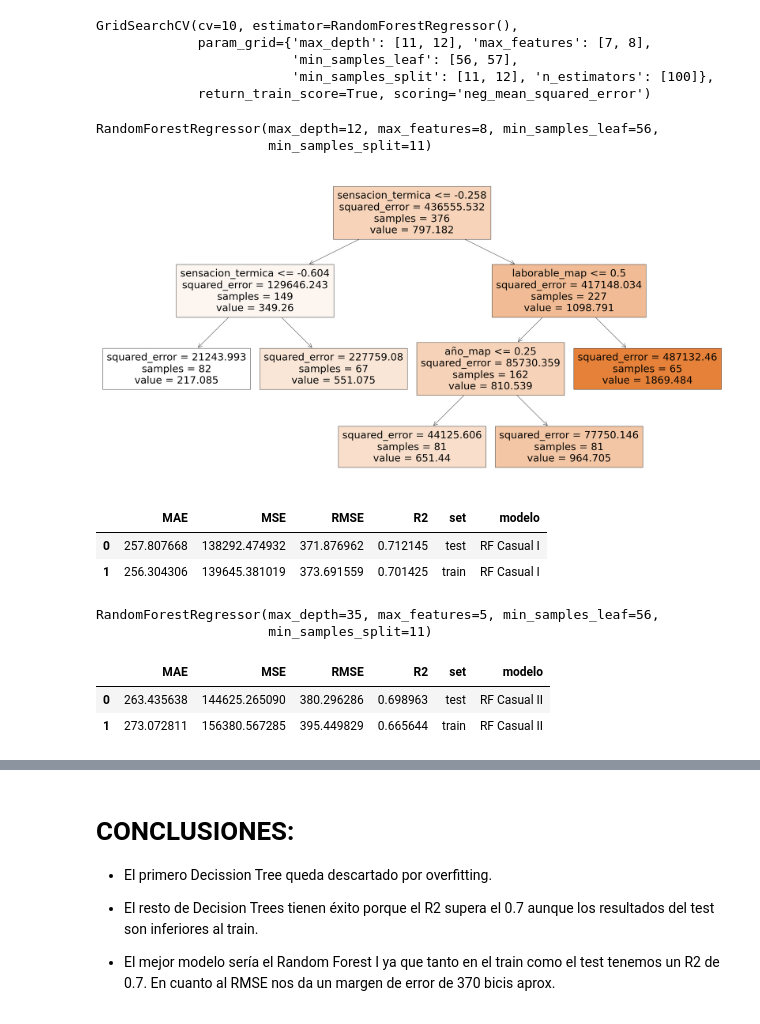
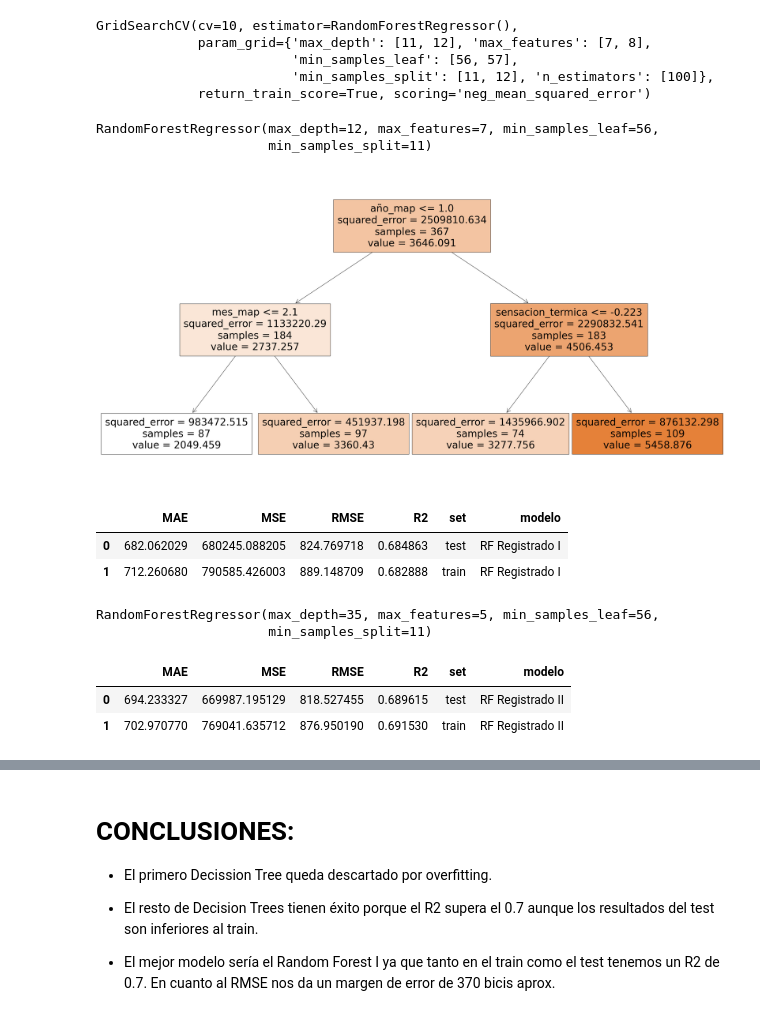
Before and after one commit to LourdesBoj/promoE-modulo3-proyecto-equipo3-Andrea-Catalina-Lourdes-AnaLopez, a Jupyter notebook: notebooks/modelo_reg.ipynb, the cells around one changed output, grey strips where cells are left out. Cells and saved outputs as stored; diff of their text form; code cells hidden in the pictures.

```diff
--- a/notebooks/modelo_reg.ipynb
+++ b/notebooks/modelo_reg.ipynb
@@ -386,17 +378,17 @@ arbol_casual_resultado_2
 # %%
-param_casual = {"max_depth": [4,5],
-        "max_features": [2,3],
-        "min_samples_split": [15,20,25],
+param_registrado = {"max_depth": [10, 14],
+        "max_features": [2,3,4],
+        "min_samples_split": [50, 100],
         "min_samples_leaf": [15,20,25]}
 # %%
-gs_casual = GridSearchCV(
+gs_registrado = GridSearchCV(
             estimator=DecisionTreeRegressor(),
-            param_grid= param_casual,
+            param_grid= param_registrado,
             cv=10,
             verbose= 0,
             return_train_score = True,
             scoring="neg_mean_squared_error")
 
-gs_casual.fit(x_train_cas, y_train_cas)
+gs_registrado.fit(x_train_reg, y_train_reg)
 # %% [output]
 GridSearchCV(cv=10, estimator=DecisionTreeRegressor(),
@@ -430,49 +422,49 @@ Creamos un Random Forest:
 # %% [markdown]
 Como ya tenemos creadas las variables, vamos directamente a crear el bosque
 # %%
-param_rf_casual = {"max_depth": [11, 12],
+param_rf_registrado = {"max_depth": [11, 12],
         "max_features": [7, 8],
         "min_samples_split": [11, 12],
         "min_samples_leaf": [56, 57],
         "n_estimators": [100]}
 
-gs_rf_casual = GridSearchCV(
+gs_rf_registrado = GridSearchCV(
             estimator=RandomForestRegressor(n_estimators=100),
-            param_grid= param_rf_casual,
+            param_grid= param_rf_registrado,
             cv=10,
             verbose=0,
             return_train_score = True,
             scoring="neg_mean_squared_error")
 
-gs_rf_casual.fit(x_train_cas, y_train_cas)
+gs_rf_registrado.fit(x_train_reg, y_train_reg)
 # %% [output]
 GridSearchCV(cv=10, estimator=RandomForestRegressor(),
              param_grid={'max_depth': [11, 12], 'max_features': [7, 8],
                          'min_samples_leaf': [56, 57],
                          'min_samples_split': [11, 12], 'n_estimators': [100]},
              return_train_score=True, scoring='neg_mean_squared_error')
-# %%
-bosque_casual = gs_rf_casual.best_estimator_
-bosque_casual
-# %% [output]
-RandomForestRegressor(max_depth=12, max_features=8, min_samples_leaf=56,
-                      min_samples_split=11)
+# %%
+bosque_registrado = gs_rf_registrado.best_estimator_
+bosque_registrado
+# %% [output]
+RandomForestRegressor(max_depth=12, max_features=7, min_samples_leaf=56,
+                      min_samples_split=11)
 # %%
-for arbol in tqdm(bosque_casual):
+for arbol in tqdm(bosque_registrado):
     fig = plt.figure(figsize=(40, 20))
-    tree.plot_tree(arbol, feature_names= list(x_train_cas.columns), filled = True)
-    plt.savefig("../graficas/random_forest_casual.png");
+    tree.plot_tree(arbol, feature_names= list(x_train_reg.columns), filled = True)
+    plt.savefig("../graficas/random_forest_registrado.png");
     break
 # %% [output]
-[figure, old version]
+[figure, new version]
 # %%
-y_pred_test_rf = bosque_casual.predict(x_test_cas)
-y_pred_train_rf = bosque_casual.predict(x_train_cas)
+y_pred_test_rf = bosque_registrado.predict(x_test_reg)
+y_pred_train_rf = bosque_registrado.predict(x_train_reg)
 
-results_forest_casual = metricas(y_test_cas, y_train_cas, y_pred_test_rf, y_pred_train_rf, "RF Casual I")
-results_forest_casual
+results_forest_registrado = metricas(y_test_reg, y_train_reg, y_pred_test_rf, y_pred_train_rf, "RF Registrado I")
+results_forest_registrado
 # %% [output]
 |  | MAE | MSE | RMSE | R2 | set | modelo |
-| 0 | 257.807668 | 138292.474932 | 371.876962 | 0.712145 | test | RF Casual I |
-| 1 | 256.304306 | 139645.381019 | 373.691559 | 0.701425 | train | RF Casual I |
+| 0 | 682.062029 | 680245.088205 | 824.769718 | 0.684863 | test | RF Registrado I |
+| 1 | 712.260680 | 790585.426003 | 889.148709 | 0.682888 | train | RF Registrado I |
 # %%
@@ -499,13 +491,13 @@ bosque_casual
 RandomForestRegressor(max_depth=35, max_features=5, min_samples_leaf=56,
                       min_samples_split=11)
 # %%
-y_pred_test_rf_2 = bosque_casual.predict(x_test_cas)
-y_pred_train_rf_2 = bosque_casual.predict(x_train_cas)
+y_pred_test_rf_2 = bosque_registrado.predict(x_test_reg)
+y_pred_train_rf_2 = bosque_registrado.predict(x_train_reg)
 
-results_forest_casual_2 = metricas(y_test_cas, y_train_cas, y_pred_test_rf_2, y_pred_train_rf_2, "RF Casual II")
-results_forest_casual_2
+results_forest_registrado_2 = metricas(y_test_reg, y_train_reg, y_pred_test_rf_2, y_pred_train_rf_2, "RF Registrado II")
+results_forest_registrado_2
 # %% [output]
 |  | MAE | MSE | RMSE | R2 | set | modelo |
-| 0 | 263.435638 | 144625.265090 | 380.296286 | 0.698963 | test | RF Casual II |
-| 1 | 273.072811 | 156380.567285 | 395.449829 | 0.665644 | train | RF Casual II |
+| 0 | 694.233327 | 669987.195129 | 818.527455 | 0.689615 | test | RF Registrado II |
+| 1 | 702.970770 | 769041.635712 | 876.950190 | 0.691530 | train | RF Registrado II |
 # %%
```
Also changed, not shown: parts of 48 cells of this notebook, 7 other files.
